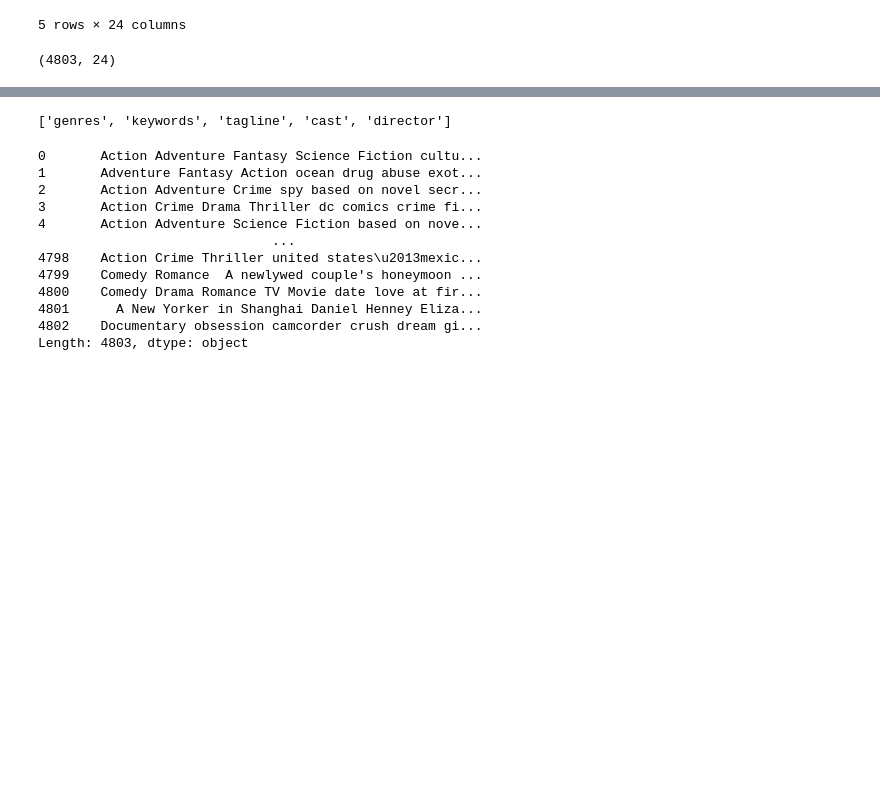
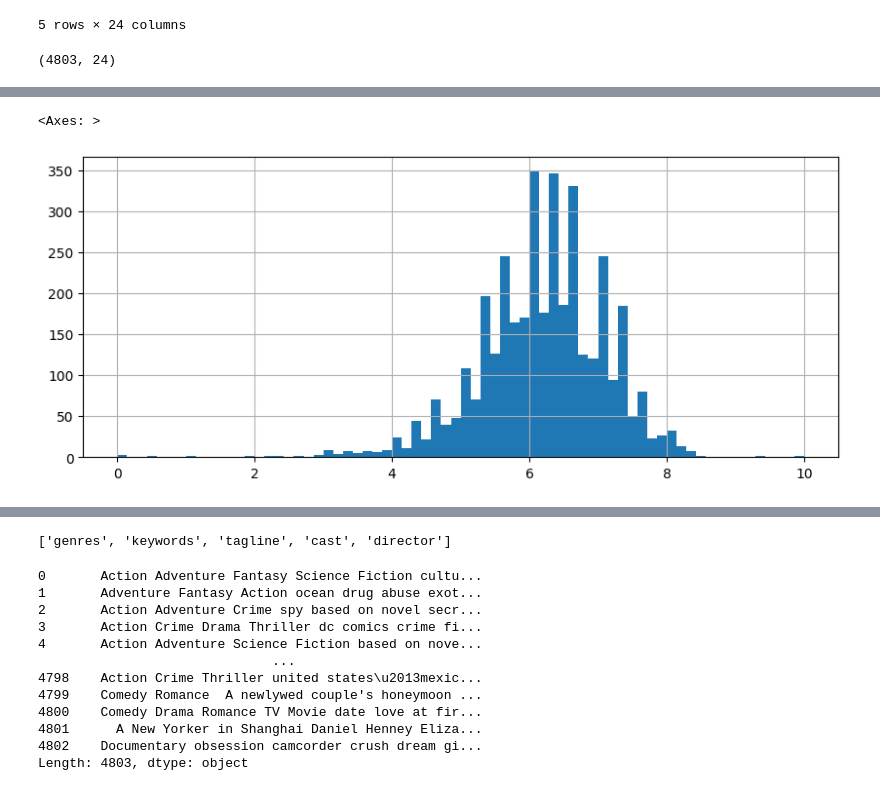
Before and after one commit to shiwanshurahul/Movie-Recommendation-system, a Jupyter notebook: Movie_Recommendation_System.ipynb, the cells around one changed output, grey strips where cells are left out. Saved outputs shown, nothing was run; the diff lists cells and outputs as text; code cells hidden in the pictures; blank space fills up the shorter version.

```diff
--- a/Movie_Recommendation_System.ipynb
+++ b/Movie_Recommendation_System.ipynb
@@ -47,0 +71,3 @@ movies_data.shape
+# %%
+ratings = pd.DataFrame(movies_data.groupby('title')['vote_average'].mean())
+ratings.head()
@@ -47,0 +99,6 @@ movies_data.shape
+# %%
+plt.figure(figsize = (10,4))
+ratings['vote_average'].hist(bins = 70)
+# %% [output]
+<Axes: >
+[figure, added]
```
Also changed, not shown: parts of 14 cells of this notebook.
